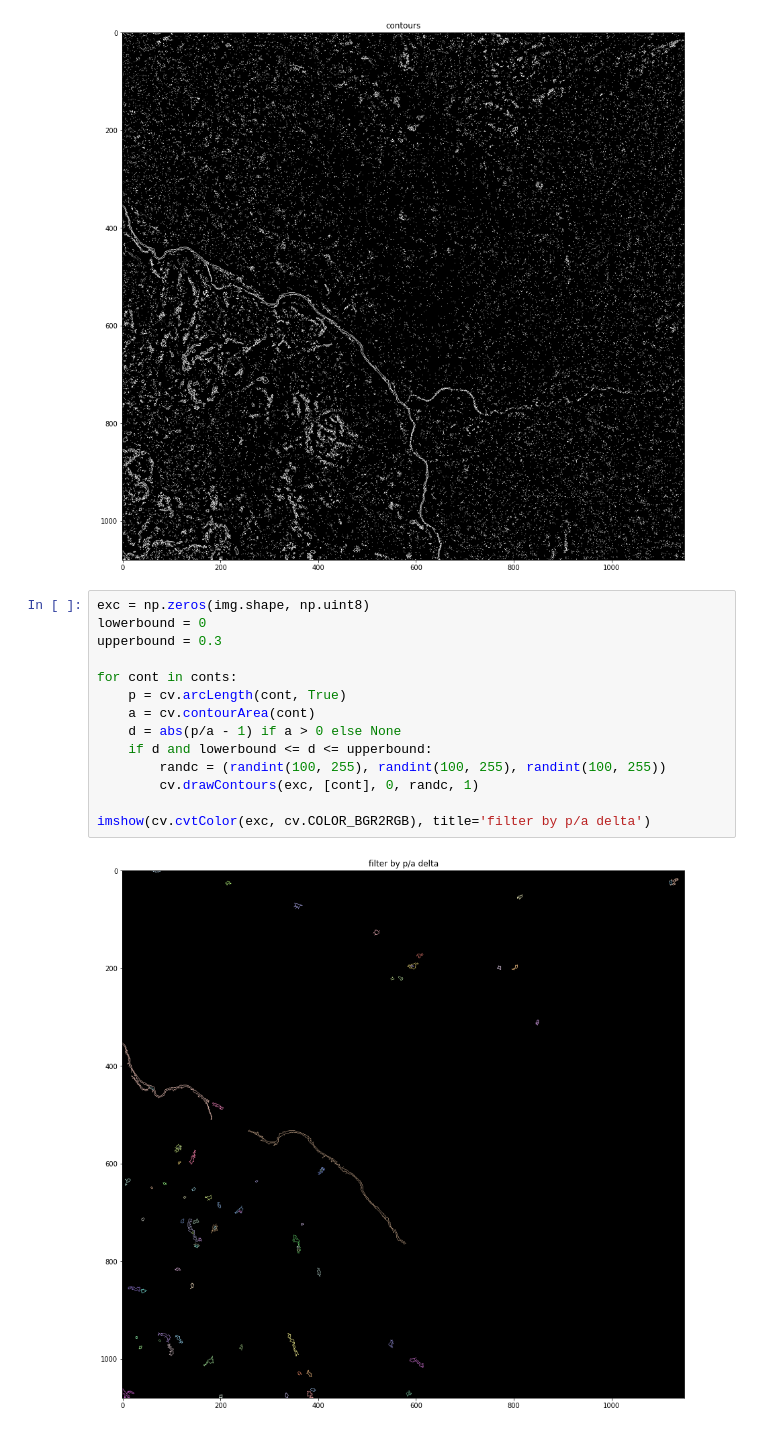
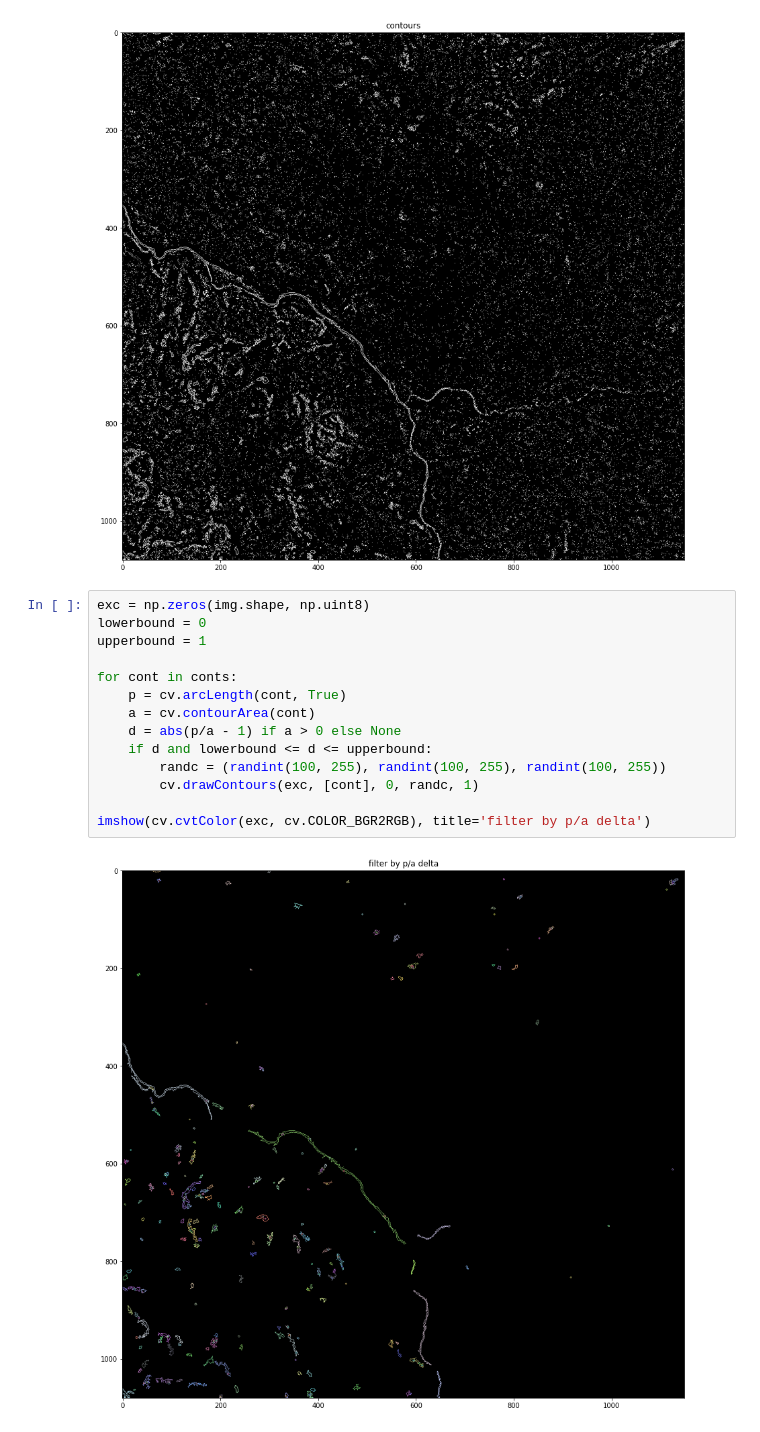
Before and after one commit to CHIP-AstroPi/src, a Jupyter notebook: rivers/rivers_detection.ipynb, the cells around one changed output. Saved outputs shown, nothing was run; the diff lists cells and outputs as text.

```diff
--- a/rivers/rivers_detection.ipynb
+++ b/rivers/rivers_detection.ipynb
@@ -47,16 +48,16 @@ imshow(cv.cvtColor(exc, cv.COLOR_BGR2RGB), title='contours')
 # %%
 exc = np.zeros(img.shape, np.uint8)
 lowerbound = 0
-upperbound = 0.3
+upperbound = 1
 
 for cont in conts:
     p = cv.arcLength(cont, True)
     a = cv.contourArea(cont)
     d = abs(p/a - 1) if a > 0 else None
     if d and lowerbound <= d <= upperbound:
         randc = (randint(100, 255), randint(100, 255), randint(100, 255))
         cv.drawContours(exc, [cont], 0, randc, 1)
 
 imshow(cv.cvtColor(exc, cv.COLOR_BGR2RGB), title='filter by p/a delta')
 # %% [output]
-[figure, old version]
+[figure, new version]
```
Also changed, not shown: parts of 5 cells of this notebook.
